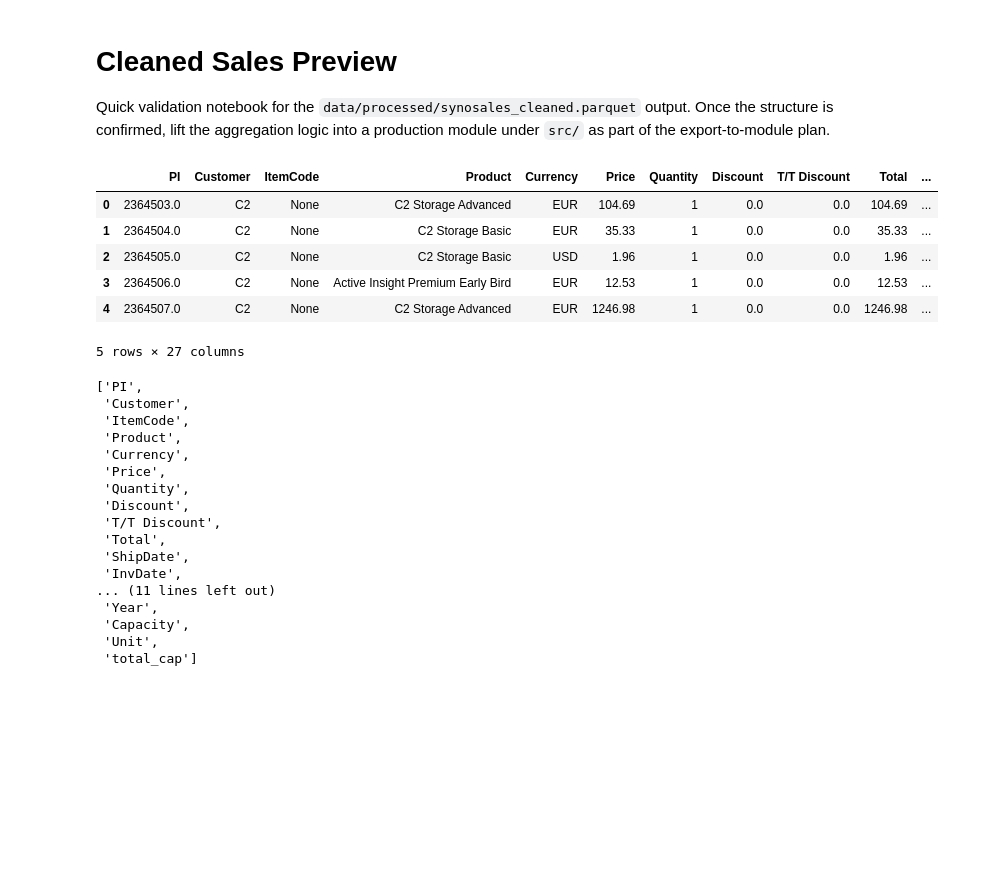
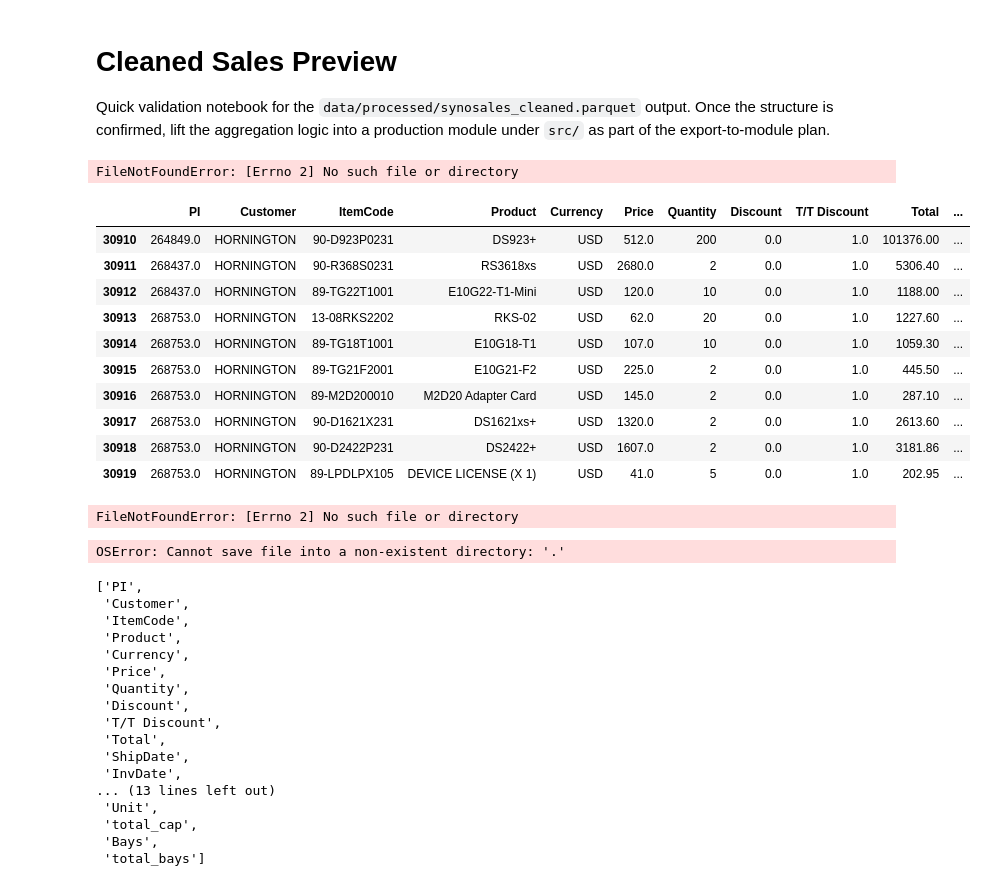
Before and after one commit to tonychu805/syno_bi, a Jupyter notebook: notebook/cleaned_sales_preview.ipynb, the cells around one changed output. Drawn from its saved outputs; the diff is of its cells as text; code cells hidden in the pictures; blank space fills up the shorter version.

Commit message:
work on forecast on notebook

```diff
--- a/notebook/cleaned_sales_preview.ipynb
+++ b/notebook/cleaned_sales_preview.ipynb
@@ -9,16 +12,4 @@ import pandas as pd
-# %%
-project_root = Path().resolve()
-if project_root.name == "notebook":
-    project_root = project_root.parent
-
-data_path = project_root / "data/processed/synosales_cleaned.parquet"
-df_cleaned = pd.read_parquet(data_path)
-df_cleaned.head()
-# %% [output]
-|  | PI | Customer | ItemCode | Product | Currency | Price | Quantity | Discount | T/T Discount | Total | ... |
-| 0 | 2364503.0 | C2 | None | C2 Storage Advanced | EUR | 104.69 | 1 | 0.0 | 0.0 | 104.69 | ... |
-| 1 | 2364504.0 | C2 | None | C2 Storage Basic | EUR | 35.33 | 1 | 0.0 | 0.0 | 35.33 | ... |
-| 2 | 2364505.0 | C2 | None | C2 Storage Basic | USD | 1.96 | 1 | 0.0 | 0.0 | 1.96 | ... |
-| 3 | 2364506.0 | C2 | None | Active Insight Premium Early Bird | EUR | 12.53 | 1 | 0.0 | 0.0 | 12.53 | ... |
-| 4 | 2364507.0 | C2 | None | C2 Storage Advanced | EUR | 1246.98 | 1 | 0.0 | 0.0 | 1246.98 | ... |
-5 rows × 27 columns
+# %%
+os.getcwd()
+# %% [output]
+FileNotFoundError: [Errno 2] No such file or directory
@@ -24,0 +22,14 @@ df_cleaned.head()
+# %%
+suite_NAS.head(10)
+# %% [output]
+|  | PI | Customer | ItemCode | Product | Currency | Price | Quantity | Discount | T/T Discount | Total | ... |
+| 30910 | 264849.0 | HORNINGTON | 90-D923P0231 | DS923+ | USD | 512.0 | 200 | 0.0 | 1.0 | 101376.00 | ... |
+| 30911 | 268437.0 | HORNINGTON | 90-R368S0231 | RS3618xs | USD | 2680.0 | 2 | 0.0 | 1.0 | 5306.40 | ... |
+| 30912 | 268437.0 | HORNINGTON | 89-TG22T1001 | E10G22-T1-Mini | USD | 120.0 | 10 | 0.0 | 1.0 | 1188.00 | ... |
+| 30913 | 268753.0 | HORNINGTON | 13-08RKS2202 | RKS-02 | USD | 62.0 | 20 | 0.0 | 1.0 | 1227.60 | ... |
+| 30914 | 268753.0 | HORNINGTON | 89-TG18T1001 | E10G18-T1 | USD | 107.0 | 10 | 0.0 | 1.0 | 1059.30 | ... |
+| 30915 | 268753.0 | HORNINGTON | 89-TG21F2001 | E10G21-F2 | USD | 225.0 | 2 | 0.0 | 1.0 | 445.50 | ... |
+| 30916 | 268753.0 | HORNINGTON | 89-M2D200010 | M2D20 Adapter Card | USD | 145.0 | 2 | 0.0 | 1.0 | 287.10 | ... |
+| 30917 | 268753.0 | HORNINGTON | 90-D1621X231 | DS1621xs+ | USD | 1320.0 | 2 | 0.0 | 1.0 | 2613.60 | ... |
+| 30918 | 268753.0 | HORNINGTON | 90-D2422P231 | DS2422+ | USD | 1607.0 | 2 | 0.0 | 1.0 | 3181.86 | ... |
+| 30919 | 268753.0 | HORNINGTON | 89-LPDLPX105 | DEVICE LICENSE (X 1) | USD | 41.0 | 5 | 0.0 | 1.0 | 202.95 | ... |
@@ -25,5 +39,13 @@ df_cleaned.head()
+# %%
+os.getcwd()
+# %% [output]
+FileNotFoundError: [Errno 2] No such file or directory
+# %%
+suite_C2_clean.to_csv("suite_C2_clean.csv", index=False)
+# %% [output]
+OSError: Cannot save file into a non-existent directory: '.'
 # %%
-df_cleaned.columns.tolist()
+suite_NAS.columns.tolist()
 # %% [output]
 ['PI',
  'Customer',
@@ -37,8 +59,8 @@ df_cleaned.columns.tolist()
  'Total',
  'ShipDate',
  'InvDate',
-... (11 lines left out)
- 'Year',
- 'Capacity',
+... (13 lines left out)
  'Unit',
- 'total_cap']
+ 'total_cap',
+ 'Bays',
+ 'total_bays']
```
Also changed, not shown: parts of 12 cells of this notebook, 3 other files.
